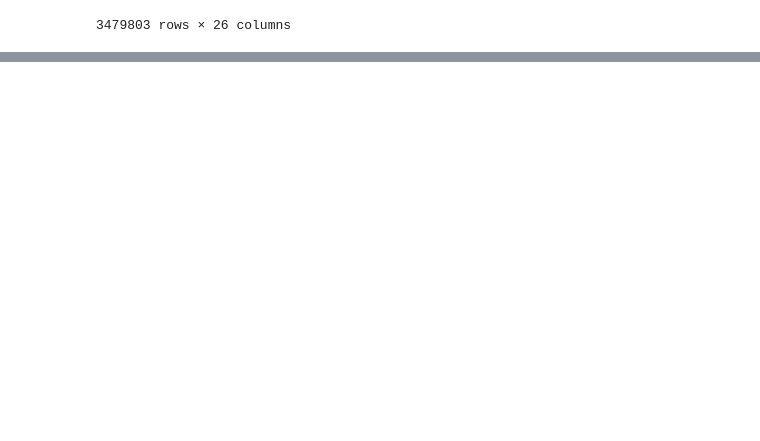
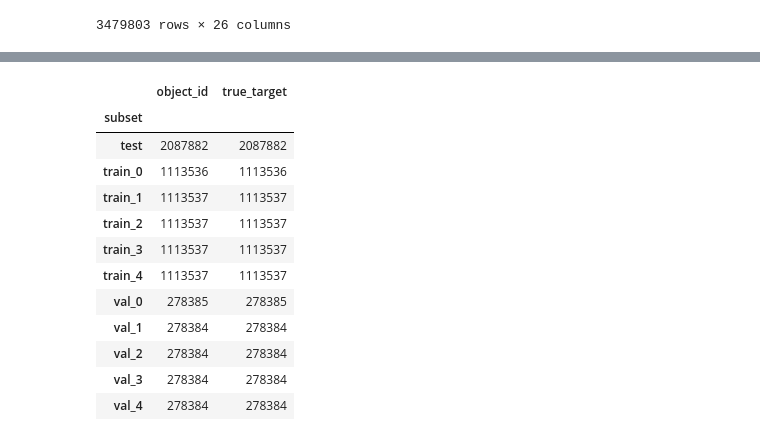
Before and after one commit to dnlmoreno/VT_Model_for_LightCurves_Classification, a Jupyter notebook: notebooks/generate_test_partition.ipynb, the cells around one changed output, grey strips where cells are left out. Drawn from its saved outputs; the diff is of its cells as text; code cells hidden in the pictures; blank space fills up the shorter version.

```diff
--- a/notebooks/generate_test_partition.ipynb
+++ b/notebooks/generate_test_partition.ipynb
@@ -26,0 +271,16 @@ df_metadata_test
+# %%
+df_partitions.groupby('subset').count()
+# %% [output]
+|  | object_id | true_target |
+| subset |  |  |
+| test | 2087882 | 2087882 |
+| train_0 | 1113536 | 1113536 |
+| train_1 | 1113537 | 1113537 |
+| train_2 | 1113537 | 1113537 |
+| train_3 | 1113537 | 1113537 |
+| train_4 | 1113537 | 1113537 |
+| val_0 | 278385 | 278385 |
+| val_1 | 278384 | 278384 |
+| val_2 | 278384 | 278384 |
+| val_3 | 278384 | 278384 |
+| val_4 | 278384 | 278384 |
```
Also changed, not shown: parts of 11 cells of this notebook, 26 other files.
